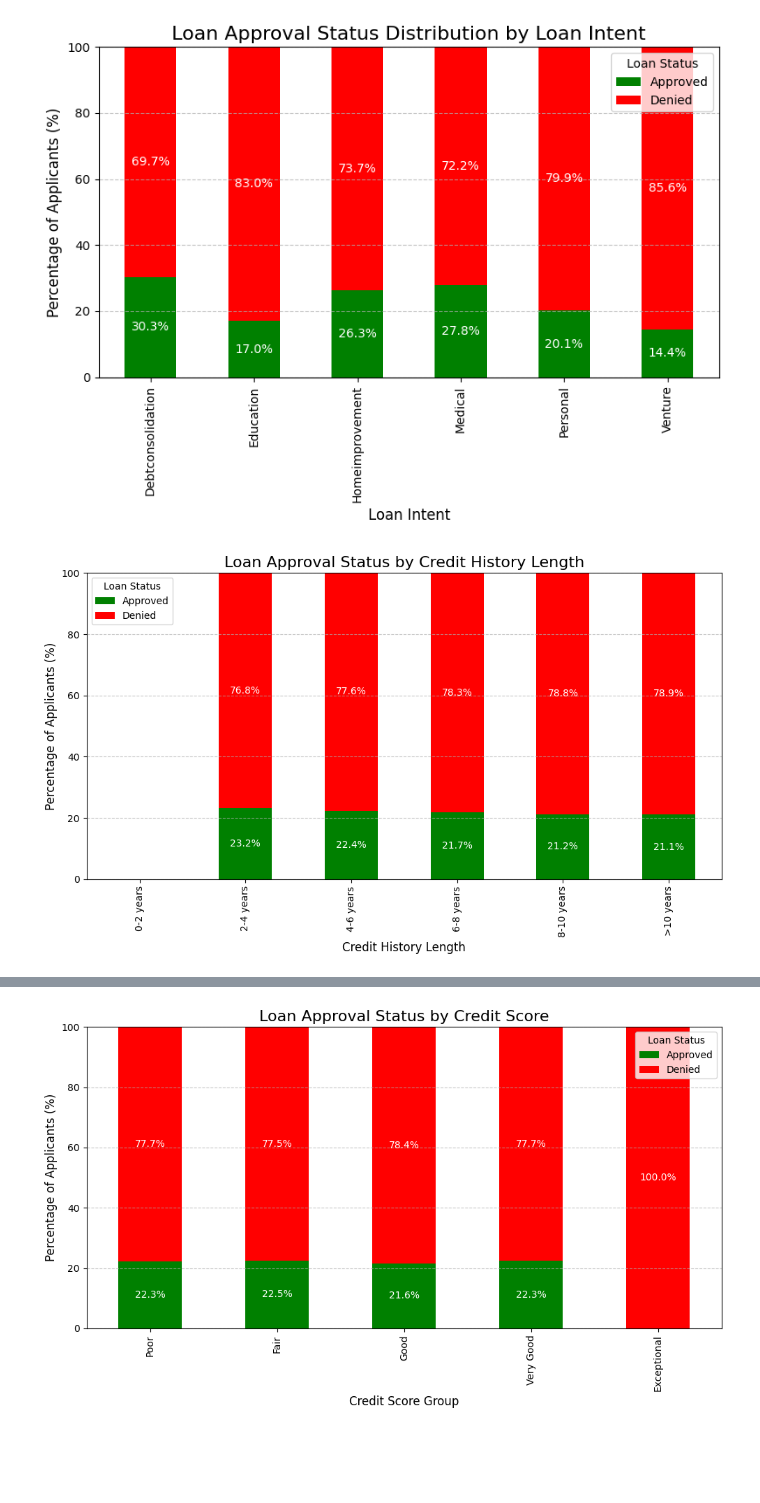
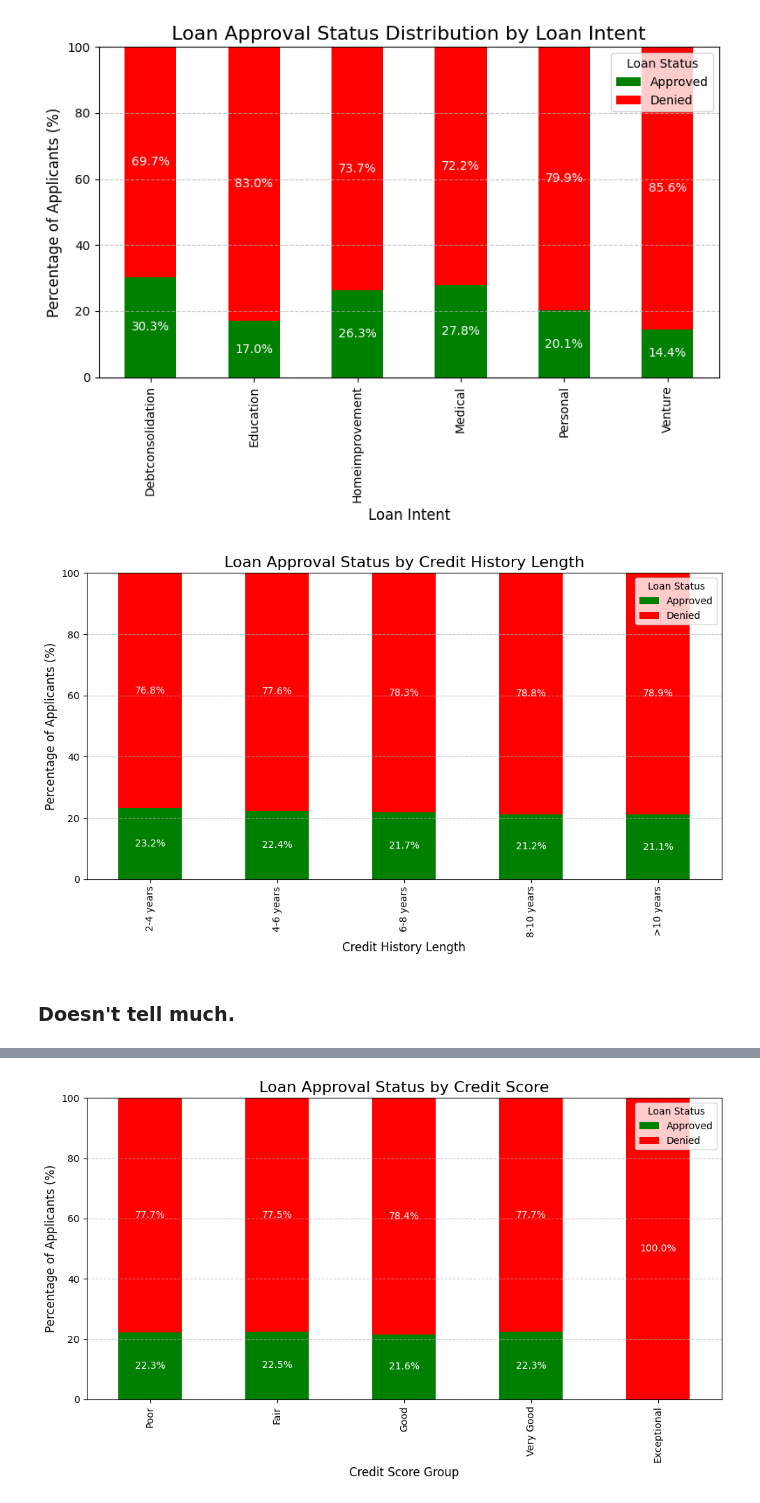
Before and after one commit to thomascook04/Data-Analysis-Proj, a Jupyter notebook: loan.ipynb, the cells around one changed output, grey strips where cells are left out. Drawn from its saved outputs; the diff is of its cells as text; code cells hidden in the pictures; blank space fills up the shorter version.

```diff
--- a/loan.ipynb
+++ b/loan.ipynb
@@ -235,6 +181,7 @@ Although they have the highest approval percentage, the difference is marginal a
 # %% [markdown]
 ### Let's look at income data
 # %%
+# Ensure 'Person_Income' is numeric
 df['Person_Income'] = df['Person_Income'].replace('[\$,]', '', regex=True).astype(float)
 
 # Create Income Groups
@@ -242,8 +189,8 @@ bins = [0, 20000, 40000, 60000, 80000, 100000]  # Define income ranges
 labels = ['0-20k', '20k-40k', '40k-60k', '60k-80k', '80k-100k']  # Labels for income groups
 df['Income_Group'] = pd.cut(df['Person_Income'], bins=bins, labels=labels)
 
-# Group Data by Income_Group and Loan_Status
-income_loan_status = df.groupby(['Income_Group', 'Loan_Status']).size().unstack(fill_value=0)
+# Group Data by Income_Group and Loan_Status, with observed=True to suppress the warning
+income_loan_status = df.groupby(['Income_Group', 'Loan_Status'], observed=True).size().unstack(fill_value=0)
 
 print("Grouped Data by Income:")
 print(income_loan_status)
@@ -365,13 +267,24 @@ df['Loan_Amount_Group'] = pd.cut(df['Loan_Amount'], bins=bins, labels=labels)
 # Remove invalid rows
 df = df.dropna(subset=['Loan_Amount', 'Loan_Amount_Group'])
 
-# Add numeric Loan_Status for calculation
+# Standardize 'Loan_Status' values
+df['Loan_Status'] = df['Loan_Status'].str.strip().str.capitalize()
+
+# Map 'Loan_Status' to numeric values
 df['Loan_Status_Numeric'] = df['Loan_Status'].map({'Approved': 1, 'Denied': 0})
 
+# Drop rows where 'Loan_Status_Numeric' is NaN
+df = df.dropna(subset=['Loan_Status_Numeric'])
+
+# Ensure 'Loan_Status_Numeric' is numeric
+df['Loan_Status_Numeric'] = df['Loan_Status_Numeric'].astype(float)
+
 # Calculate approval rates within each loan amount group
-loan_group_analysis = df.groupby('Loan_Amount_Group')['Loan_Status_Numeric'].mean().reset_index()
+loan_group_analysis = df.groupby('Loan_Amount_Group', observed=True)['Loan_Status_Numeric'].mean().reset_index()
 loan_group_analysis.rename(columns={'Loan_Status_Numeric': 'Approval_Rate'}, inplace=True)
 
+# Drop NaNs in 'Approval_Rate' if any
+loan_group_analysis = loan_group_analysis.dropna(subset=['Approval_Rate'])
 
 # Plot the data
 plt.figure(figsize=(10, 6))
@@ -424,14 +331,14 @@ df_cleaned = df.dropna(subset=['Income_Group', 'Loan_Amount_Group'])
 df_approved = df_cleaned[df_cleaned['Loan_Status'] == 'Approved']
 
 # Prepare data for plotting
-# Create a cross-tabulation of counts
-loan_amount_distribution = df_approved.groupby(['Income_Group', 'Loan_Amount_Group']).size().unstack(fill_value=0)
+# Create a cross-tabulation of counts with observed=True
+loan_amount_distribution = df_approved.groupby(['Income_Group', 'Loan_Amount_Group'], observed=True).size().unstack(fill_value=0)
 
 # Calculate percentages for each Income_Group
 loan_amount_percentages = loan_amount_distribution.div(loan_amount_distribution.sum(axis=1), axis=0) * 100
 
-# Ensure all loan amount groups are included in the DataFrame
-loan_amount_percentages = loan_amount_percentages[labels_loan]
+# Reindex to ensure all loan amount groups are included
+loan_amount_percentages = loan_amount_percentages.reindex(columns=labels_loan, fill_value=0)
 
 # Plot a stacked bar chart
 ax = loan_amount_percentages.plot(kind='bar', stacked=True, figsize=(12, 8), colormap='tab20')
@@ -666,38 +544,43 @@ df_history['Credit_History_Group'] = pd.cut(df_history['Credit_History_Length'],
 # Standardize and clean the data
 df_history['Loan_Status'] = df_history['Loan_Status'].str.strip().str.capitalize()
 
-# Create a cross-tabulation of counts
-history_loan_status = df_history.groupby(['Credit_History_Group', 'Loan_Status']).size().unstack(fill_value=0)
+# Define loan status categories
+loan_status_categories = ['Approved', 'Denied']
+
+# Create a cross-tabulation of counts with observed=True to suppress the warning
+history_loan_status = df_history.groupby(['Credit_History_Group', 'Loan_Status'], observed=True).size().unstack(fill_value=0)
 
 # Calculate percentages for each credit history group
 history_loan_status_percentages = history_loan_status.div(history_loan_status.sum(axis=1), axis=0) * 100
 
 # Ensure Loan_Status columns are in desired order
 history_loan_status_percentages = history_loan_status_percentages.reindex(columns=loan_status_categories, fill_value=0)
 
 # Plot the stacked bar chart
 ax = history_loan_status_percentages.plot(kind='bar', stacked=True, figsize=(10, 6), color=['green', 'red'])
 
 plt.title('Loan Approval Status by Credit History Length', fontsize=16)
 plt.xlabel('Credit History Length', fontsize=12)
 plt.ylabel('Percentage of Applicants (%)', fontsize=12)
 plt.ylim(0, 100)
 plt.legend(title='Loan Status')
 plt.grid(axis='y', linestyle='--', alpha=0.7)
 
 # Annotate each segment with percentage
 for i, group in enumerate(history_loan_status_percentages.index):
     cumulative = 0
     for status in loan_status_categories:
         value = history_loan_status_percentages.loc[group][status]
         if value > 0:
             cumulative += value
             plt.text(i, cumulative - value / 2, f'{value:.1f}%', ha='center', va='center', color='white')
 
 plt.tight_layout()
 plt.show()
 # %% [output]
-[figure, old version]
+[figure, new version]
+# %% [markdown]
+### Doesn't tell much.
 # %%
 # Create a copy to avoid modifying the original DataFrame
 df_history = df[['Credit_History_Length', 'Loan_Status']].copy()
```
Also changed, not shown: parts of 29 cells of this notebook, 1 other file.
